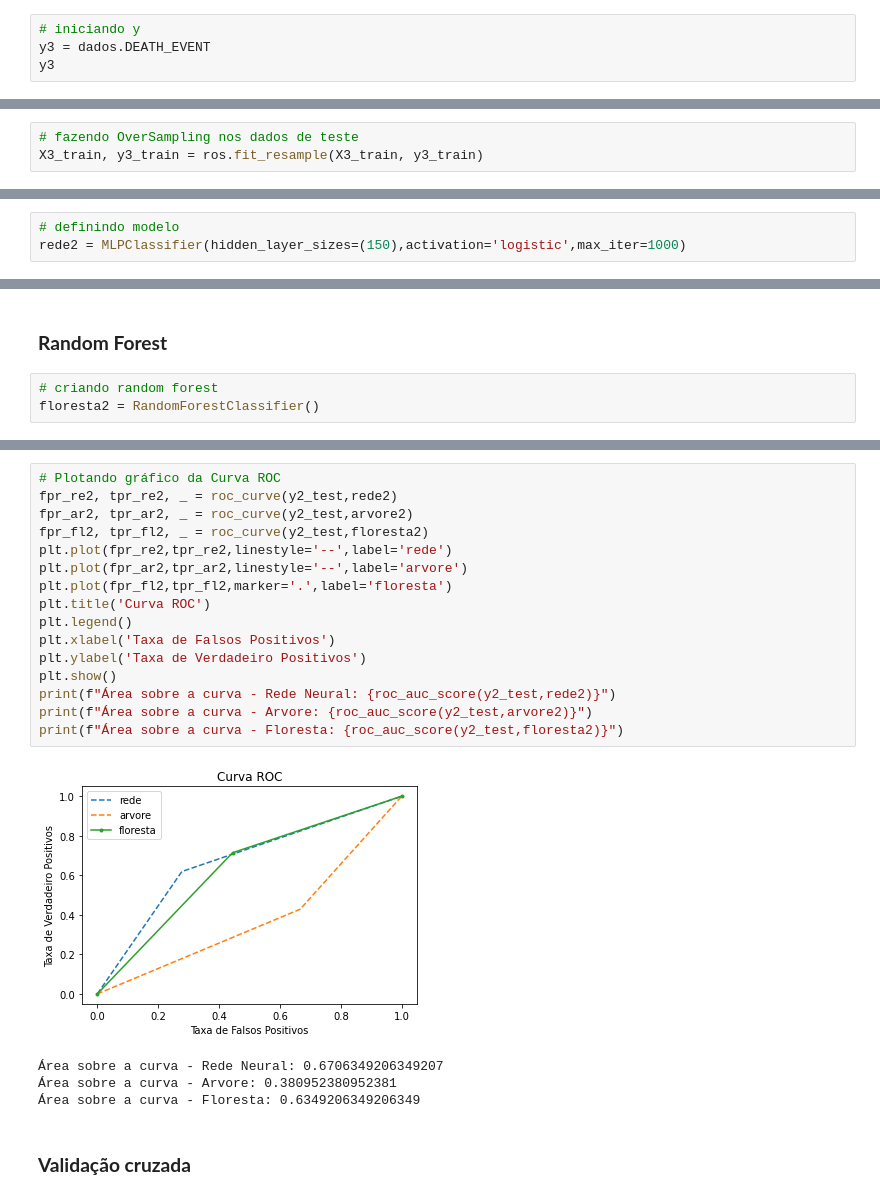
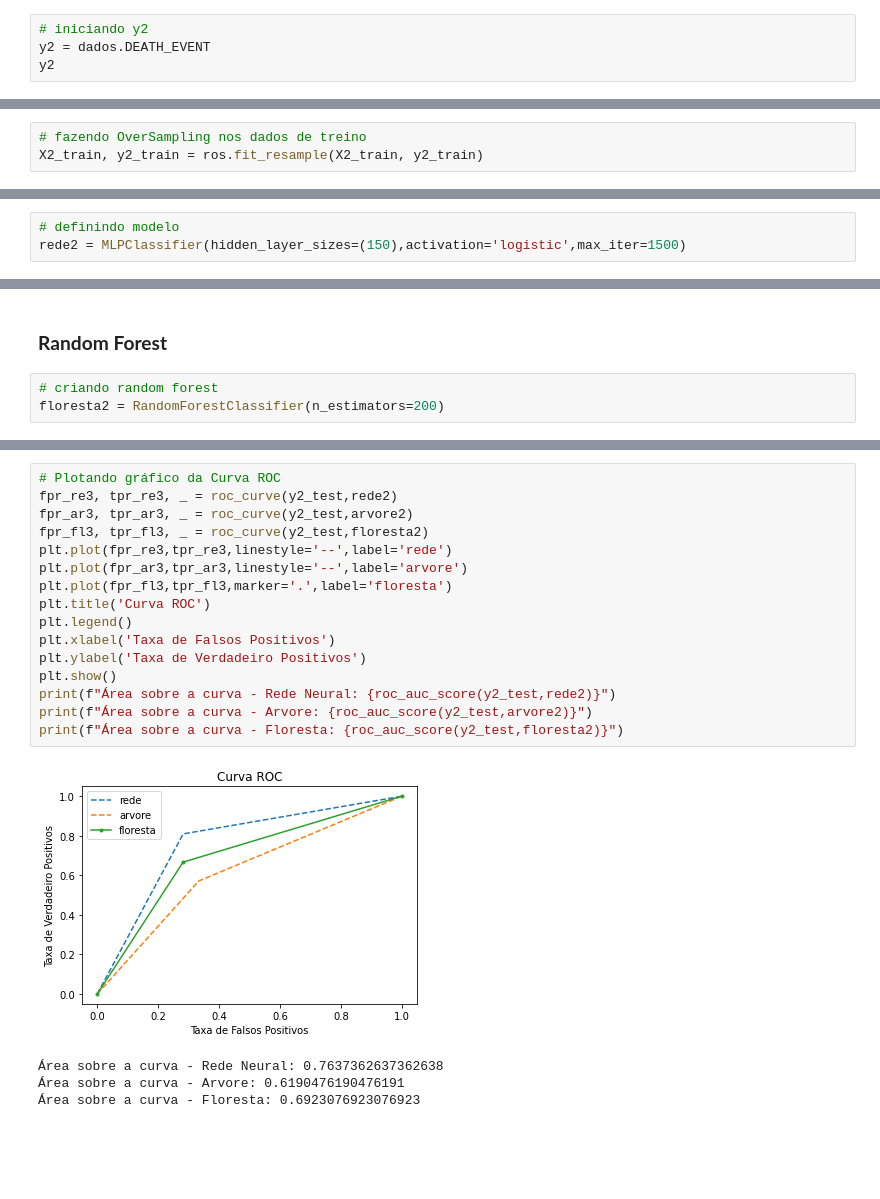
Before and after one commit to svhenrique/analise-dataset-heart-disease, a Jupyter notebook: semana3/Untitled2.ipynb, the cells around one changed output, grey strips where cells are left out. Drawn from its saved outputs; the diff is of its cells as text; blank space fills up the shorter version.

```diff
--- a/semana3/Untitled2.ipynb
+++ b/semana3/Untitled2.ipynb
@@ -409,9 +366,9 @@ X3.head()
 | 3 | 0.181818 | 1.0 | 0.011227 | 0.0 | 0.090909 | 0.0 | 0.224148 | ... |
 | 4 | 0.454545 | 1.0 | 0.017479 | 1.0 | 0.090909 | 0.0 | 0.365984 | ... |
 # %%
-# iniciando y
-y3 = dados.DEATH_EVENT
-y3
+# iniciando y2
+y2 = dados.DEATH_EVENT
+y2
 # %% [output]
 0      1.0
 1      1.0
@@ -431,5 +397,5 @@ X3_train, X3_test, y3_train, y3_test = train_test_split(X3, y3, test_size=0.2)
 # %%
-# fazendo OverSampling nos dados de teste
-X3_train, y3_train = ros.fit_resample(X3_train, y3_train)
+# fazendo OverSampling nos dados de treino
+X2_train, y2_train = ros.fit_resample(X2_train, y2_train)
 # %%
 # gráfico de barras que mostra as classes de y3_train
@@ -446,7 +413,7 @@ plt.show()
 ### **Rede Neural Multi-Layer Perceptron (MLP)**
 # %%
 # definindo modelo
-rede2 = MLPClassifier(hidden_layer_sizes=(150),activation='logistic',max_iter=1000)
+rede2 = MLPClassifier(hidden_layer_sizes=(150),activation='logistic',max_iter=1500)
 # %%
 # treinando modelo
 rede2.fit(X2_train,y2_train)
@@ -494,7 +463,7 @@ array([1., 0., 0., 1., 1., 1., 0., 1., 1., 1., 0., 0., 0., 0., 0., 1., 1.,
 ### **Random Forest**
 # %%
 # criando random forest
-floresta2 = RandomForestClassifier()
+floresta2 = RandomForestClassifier(n_estimators=200)
 # %%
 # treinando modelo
 floresta2.fit(X2_train, y2_train)
@@ -556,23 +526,21 @@ Random Forest: 0.6818181818181819
 # %%
 # Plotando gráfico da Curva ROC
-fpr_re2, tpr_re2, _ = roc_curve(y2_test,rede2)
-fpr_ar2, tpr_ar2, _ = roc_curve(y2_test,arvore2)
-fpr_fl2, tpr_fl2, _ = roc_curve(y2_test,floresta2)
-plt.plot(fpr_re2,tpr_re2,linestyle='--',label='rede')
-plt.plot(fpr_ar2,tpr_ar2,linestyle='--',label='arvore')
-plt.plot(fpr_fl2,tpr_fl2,marker='.',label='floresta')
+fpr_re3, tpr_re3, _ = roc_curve(y2_test,rede2)
+fpr_ar3, tpr_ar3, _ = roc_curve(y2_test,arvore2)
+fpr_fl3, tpr_fl3, _ = roc_curve(y2_test,floresta2)
+plt.plot(fpr_re3,tpr_re3,linestyle='--',label='rede')
+plt.plot(fpr_ar3,tpr_ar3,linestyle='--',label='arvore')
+plt.plot(fpr_fl3,tpr_fl3,marker='.',label='floresta')
 plt.title('Curva ROC')
 plt.legend()
 plt.xlabel('Taxa de Falsos Positivos')
 plt.ylabel('Taxa de Verdadeiro Positivos')
 plt.show()
 print(f"Área sobre a curva - Rede Neural: {roc_auc_score(y2_test,rede2)}")
 print(f"Área sobre a curva - Arvore: {roc_auc_score(y2_test,arvore2)}")
 print(f"Área sobre a curva - Floresta: {roc_auc_score(y2_test,floresta2)}")
 # %% [output]
-[figure, old version]
+[figure, new version]
-Área sobre a curva - Rede Neural: 0.6706349206349207
-Área sobre a curva - Arvore: 0.380952380952381
-Área sobre a curva - Floresta: 0.6349206349206349
+Área sobre a curva - Rede Neural: 0.7637362637362638
+Área sobre a curva - Arvore: 0.6190476190476191
+Área sobre a curva - Floresta: 0.6923076923076923
-# %% [markdown]
-### **Validação cruzada**
```
Also changed, not shown: parts of 89 cells of this notebook.
